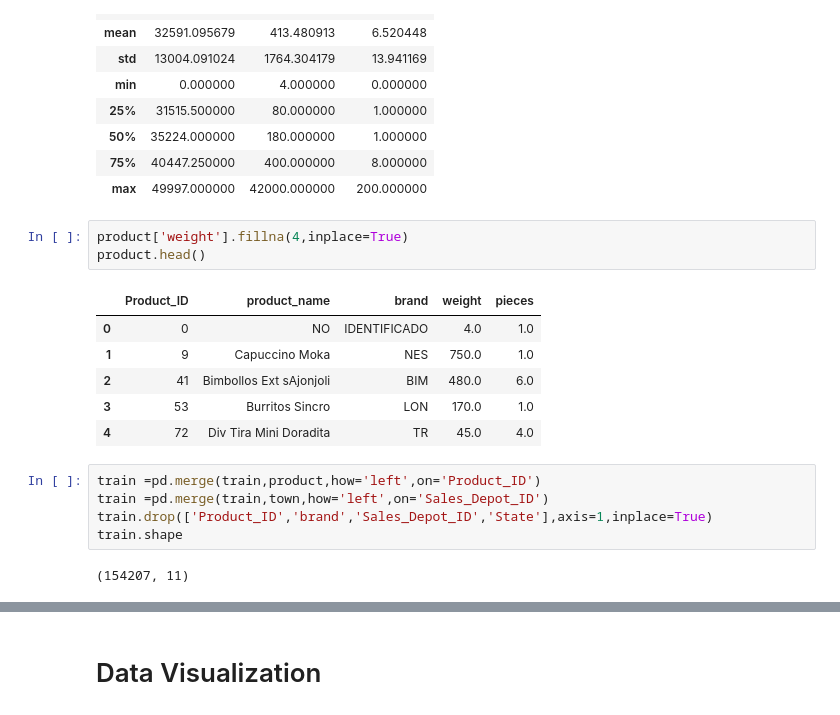
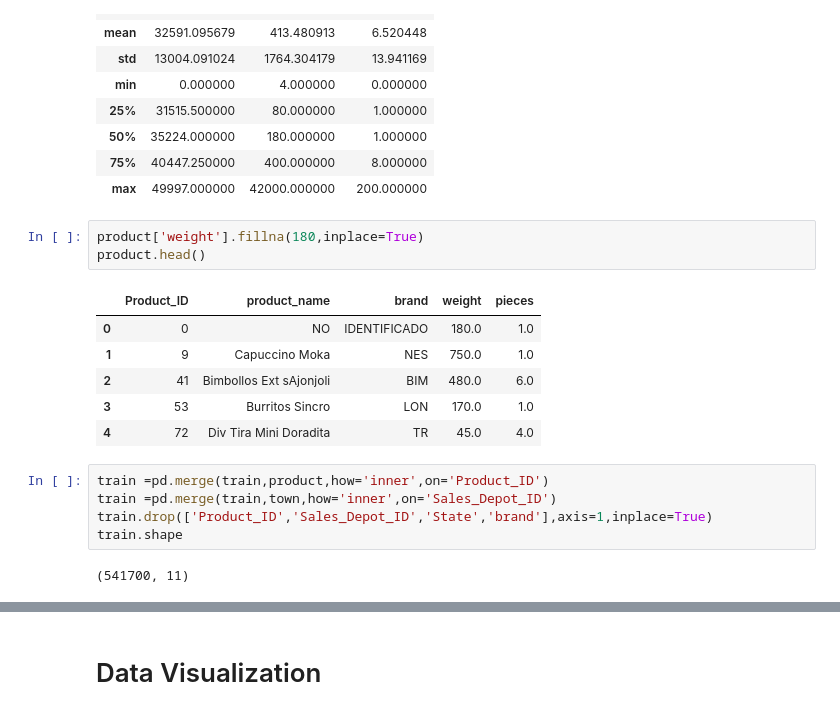
Before and after one commit to 333sunil/DMA-Proj, a Jupyter notebook: Sunil.ipynb, the cells around one changed output, grey strips where cells are left out. Saved outputs shown, nothing was run; the diff lists cells and outputs as text.

```diff
--- a/Sunil.ipynb
+++ b/Sunil.ipynb
@@ -149,22 +176,22 @@ product.describe()
 | 75% | 40447.250000 | 400.000000 | 8.000000 |
 | max | 49997.000000 | 42000.000000 | 200.000000 |
 # %%
-product['weight'].fillna(4,inplace=True)
+product['weight'].fillna(180,inplace=True)
 product.head()
 # %% [output]
 |  | Product_ID | product_name | brand | weight | pieces |
-| 0 | 0 | NO | IDENTIFICADO | 4.0 | 1.0 |
+| 0 | 0 | NO | IDENTIFICADO | 180.0 | 1.0 |
 | 1 | 9 | Capuccino Moka | NES | 750.0 | 1.0 |
 | 2 | 41 | Bimbollos Ext sAjonjoli | BIM | 480.0 | 6.0 |
 | 3 | 53 | Burritos Sincro | LON | 170.0 | 1.0 |
 | 4 | 72 | Div Tira Mini Doradita | TR | 45.0 | 4.0 |
 # %%
-train =pd.merge(train,product,how='left',on='Product_ID')
-train =pd.merge(train,town,how='left',on='Sales_Depot_ID')
-train.drop(['Product_ID','brand','Sales_Depot_ID','State'],axis=1,inplace=True)
+train =pd.merge(train,product,how='inner',on='Product_ID')
+train =pd.merge(train,town,how='inner',on='Sales_Depot_ID')
+train.drop(['Product_ID','Sales_Depot_ID','State','brand'],axis=1,inplace=True)
 train.shape
 # %% [output]
-(154207, 11)
+(541700, 11)
 # %%
 train.head()
 # %% [output]
```
Also changed, not shown: parts of 14 cells of this notebook.
